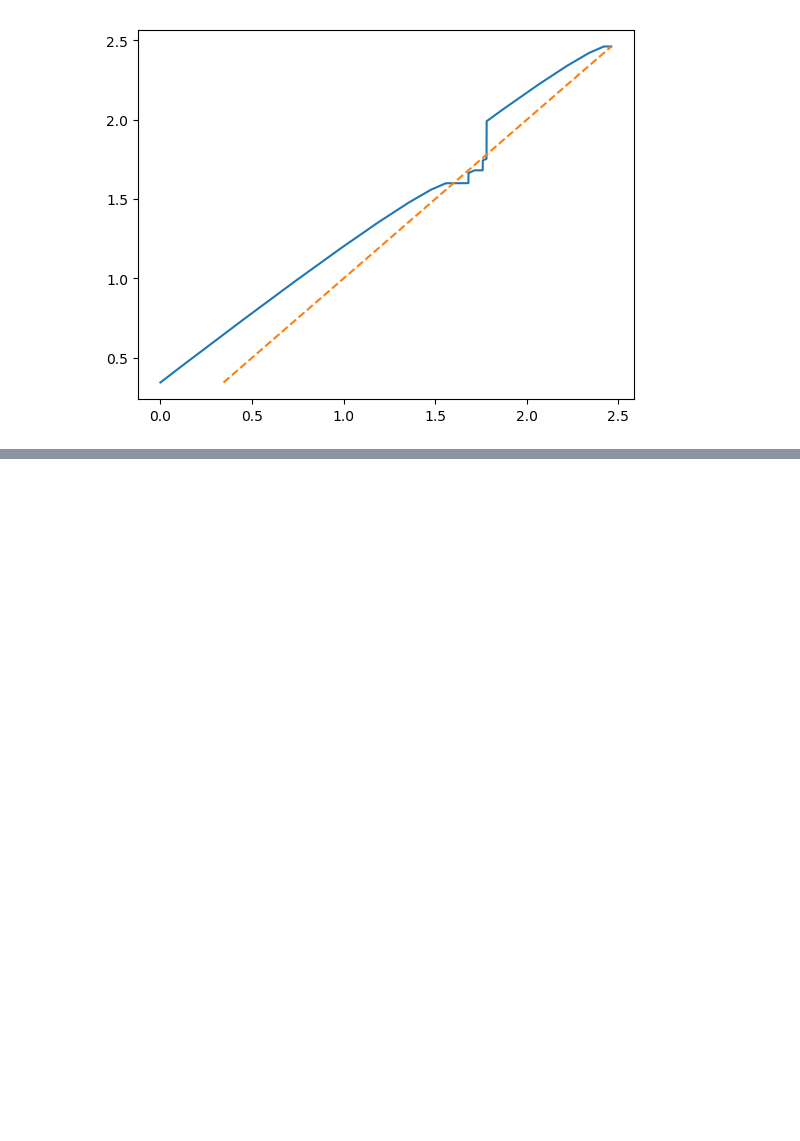
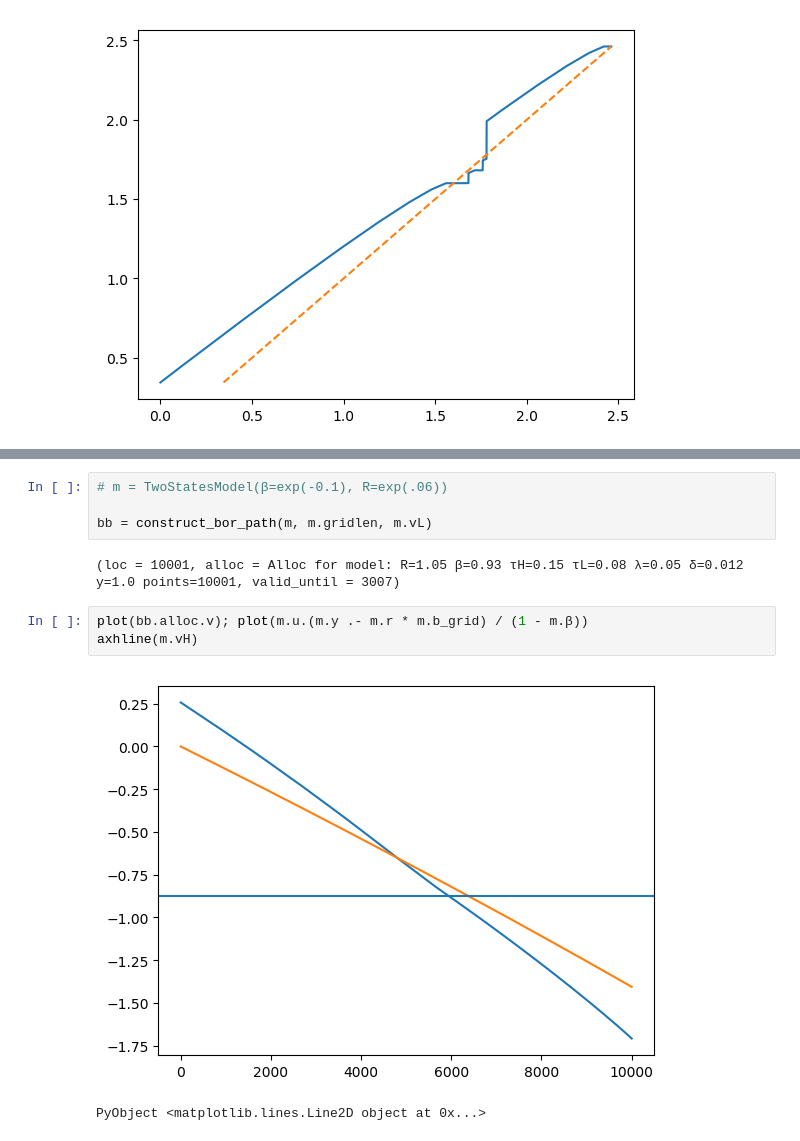
Before and after one commit to manuelamador/dilution_with_two_shocks, a Jupyter notebook: simulating_two_states.ipynb, the cells around one changed output, grey strips where cells are left out. Saved outputs shown, nothing was run; the diff lists cells and outputs as text; blank space fills up the shorter version.

```diff
--- a/simulating_two_states.ipynb
+++ b/simulating_two_states.ipynb
@@ -261,0 +305,12 @@ plot_pol(sav);
+# %%
+# m = TwoStatesModel(β=exp(-0.1), R=exp(.06))
+
+bb = construct_bor_path(m, m.gridlen, m.vL)
+# %% [output]
+(loc = 10001, alloc = Alloc for model: R=1.05 β=0.93 τH=0.15 τL=0.08 λ=0.05 δ=0.012 y=1.0 points=10001, valid_until = 3007)
+# %%
+plot(bb.alloc.v); plot(m.u.(m.y .- m.r * m.b_grid) / (1 - m.β))
+axhline(m.vH)
+# %% [output]
+[figure, added]
+PyObject <matplotlib.lines.Line2D object at 0x...>
```
Also changed, not shown: parts of 8 cells of this notebook, 1 other file.
